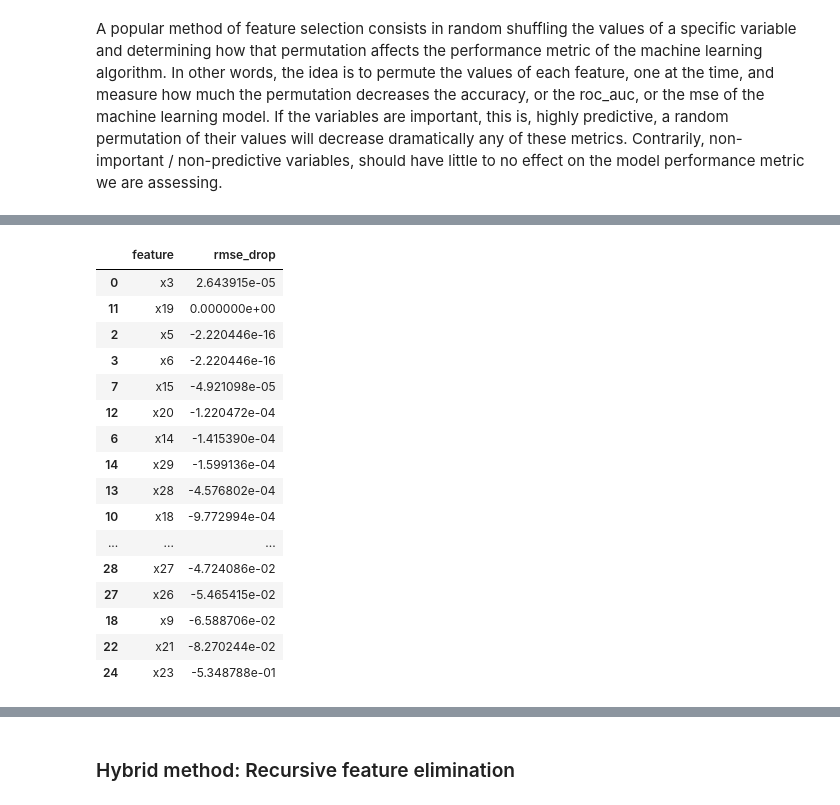
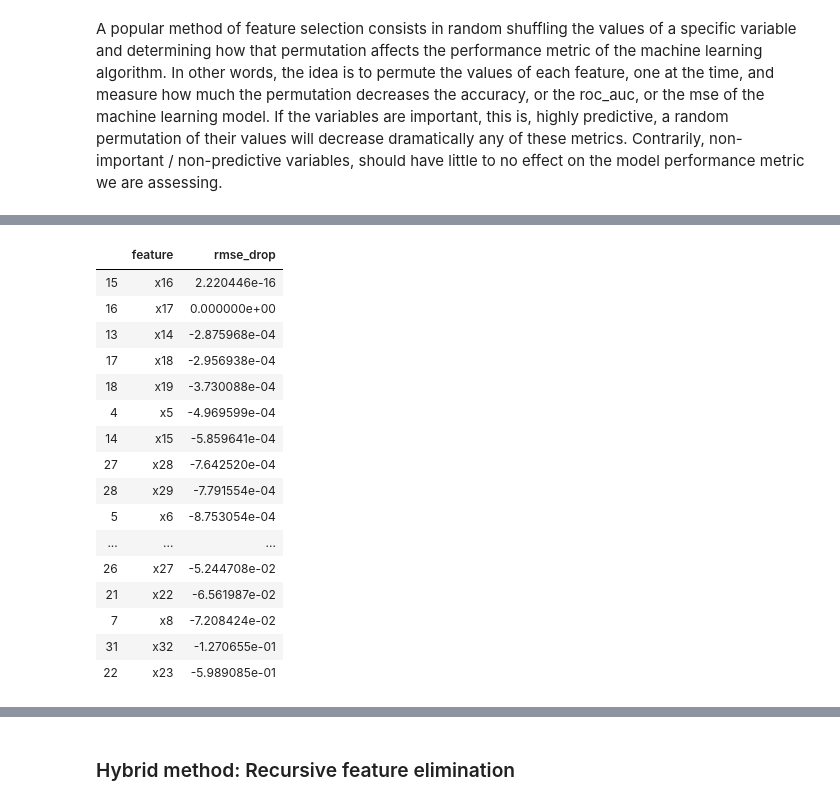
Before and after one commit to mcuscagua/Competencia, a Jupyter notebook: Continuous/Continuos.ipynb, the cells around one changed output, grey strips where cells are left out. Cells and saved outputs as stored; diff of their text form; code cells hidden in the pictures.

```diff
--- a/Continuous/Continuos.ipynb
+++ b/Continuous/Continuos.ipynb
@@ -434,7 +508,7 @@ from sklearn.preprocessing import StandardScaler
 # therefore I don't need to specify penalty and other parameters
 
 sel_ = SelectFromModel(LinearRegression())
-sel_.fit(X_train.fillna(0), y_train)
+sel_.fit(X_trained_scaled, y_train)
 # %% [output]
 SelectFromModel(estimator=LinearRegression(copy_X=True, fit_intercept=True,
                                            n_jobs=None, normalize=False),
@@ -487,7 +562,7 @@ Index(['x5', 'x6', 'x13', 'x19', 'x20', 'x1', 'x11', 'x23', 'x25', 'x31'], dtype
 # by default, but you can alter this threshold if you want to
 
 sel_ = SelectFromModel(RandomForestRegressor(n_estimators=100))
-sel_.fit(X_train.fillna(0), y_train)
+sel_.fit(X_trained_scaled, y_train)
 # %% [output]
 SelectFromModel(estimator=RandomForestRegressor(bootstrap=True, criterion='mse',
                                                 max_depth=None,
@@ -547,11 +622,11 @@ from sklearn.metrics import roc_auc_score, mean_squared_error
 rf = RandomForestRegressor(
     n_estimators=100, max_depth=3, random_state=2909, n_jobs=4)
 
-rf.fit(X_train.fillna(0), y_train)
+rf.fit(X_trained_scaled, y_train)
 
 # print roc-auc in train and testing sets
 print('train rmse: ',
-      np.sqrt(mean_squared_error(y_train, (rf.predict(X_train.fillna(0))))))
+      np.sqrt(mean_squared_error(y_train, (rf.predict(X_trained_scaled)))))
 print('test rmse: ',
-      np.sqrt(mean_squared_error(y_test, (rf.predict(X_test.fillna(0))))))
+      np.sqrt(mean_squared_error(y_test, (rf.predict(X_test_scaled)))))
 # %% [output]
@@ -564,23 +639,20 @@ test rmse:  1.8369454812612183
 
 # overall train rmse: using all the features
 train_rmse = np.sqrt(
-    mean_squared_error(y_train, (rf.predict(X_train.fillna(0)))))
+    mean_squared_error(y_train, (rf.predict(X_trained_scaled))))
 
 # dictionary to capture the features, and the drop in rmse that they
 # cause when shuffled
 feature_dict = {}
 
 # selection  logic
-for feature in X_train.columns:
-    X_train_c = X_train.copy()
-
+for feature in X_trained_scaled.columns:
+    X_train_c = X_trained_scaled.copy()
+    X_train_c.reset_index(drop = True, inplace = True)
     # shuffle individual feature
-    X_train_c[feature] = X_train_c[feature].sample(frac=1).reset_index(
-        drop=True)
-
+    X_train_c[feature] = X_trained_scaled[feature].sample(frac=1).reset_index(drop=True)
     # make prediction with shuffled feature and calculate roc-auc
-    shuff_rmse = np.sqrt(
-        mean_squared_error(y_train, (rf.predict(X_train_c.fillna(0)))))
+    shuff_rmse = np.sqrt( mean_squared_error(y_train, (rf.predict(X_train_c))))
 
     # store the drop in roc-auc
     feature_dict[feature] = (train_rmse - shuff_rmse)
@@ -615,25 +686,24 @@ feature_importance.head(15)
 feature_importance.sort_values(by=['rmse_drop'], ascending=False, inplace=True)
 # %%
 # visualise the most predictive features
-
-feature_importance.head(32)
+feature_importance
 # %% [output]
 |  | feature | rmse_drop |
-| 0 | x3 | 2.643915e-05 |
-| 11 | x19 | 0.000000e+00 |
-| 2 | x5 | -2.220446e-16 |
-| 3 | x6 | -2.220446e-16 |
-| 7 | x15 | -4.921098e-05 |
-| 12 | x20 | -1.220472e-04 |
-| 6 | x14 | -1.415390e-04 |
-| 14 | x29 | -1.599136e-04 |
-| 13 | x28 | -4.576802e-04 |
-| 10 | x18 | -9.772994e-04 |
+| 15 | x16 | 2.220446e-16 |
+| 16 | x17 | 0.000000e+00 |
+| 13 | x14 | -2.875968e-04 |
+| 17 | x18 | -2.956938e-04 |
+| 18 | x19 | -3.730088e-04 |
+| 4 | x5 | -4.969599e-04 |
+| 14 | x15 | -5.859641e-04 |
+| 27 | x28 | -7.642520e-04 |
+| 28 | x29 | -7.791554e-04 |
+| 5 | x6 | -8.753054e-04 |
 | ... | ... | ... |
-| 28 | x27 | -4.724086e-02 |
-| 27 | x26 | -5.465415e-02 |
-| 18 | x9 | -6.588706e-02 |
-| 22 | x21 | -8.270244e-02 |
-| 24 | x23 | -5.348788e-01 |
+| 26 | x27 | -5.244708e-02 |
+| 21 | x22 | -6.561987e-02 |
+| 7 | x8 | -7.208424e-02 |
+| 31 | x32 | -1.270655e-01 |
+| 22 | x23 | -5.989085e-01 |
 # %%
 feature_importance.shape[0]
```
Also changed, not shown: parts of 88 cells of this notebook, 7 other files.
